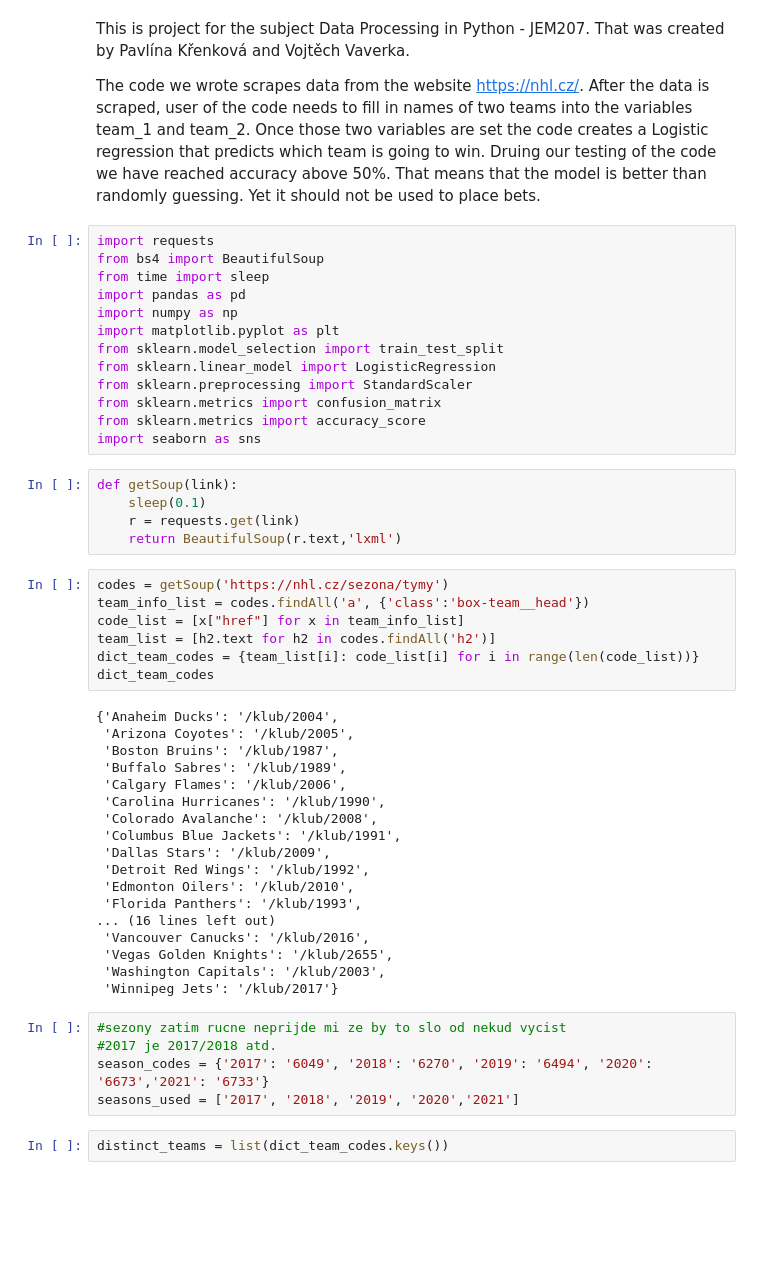
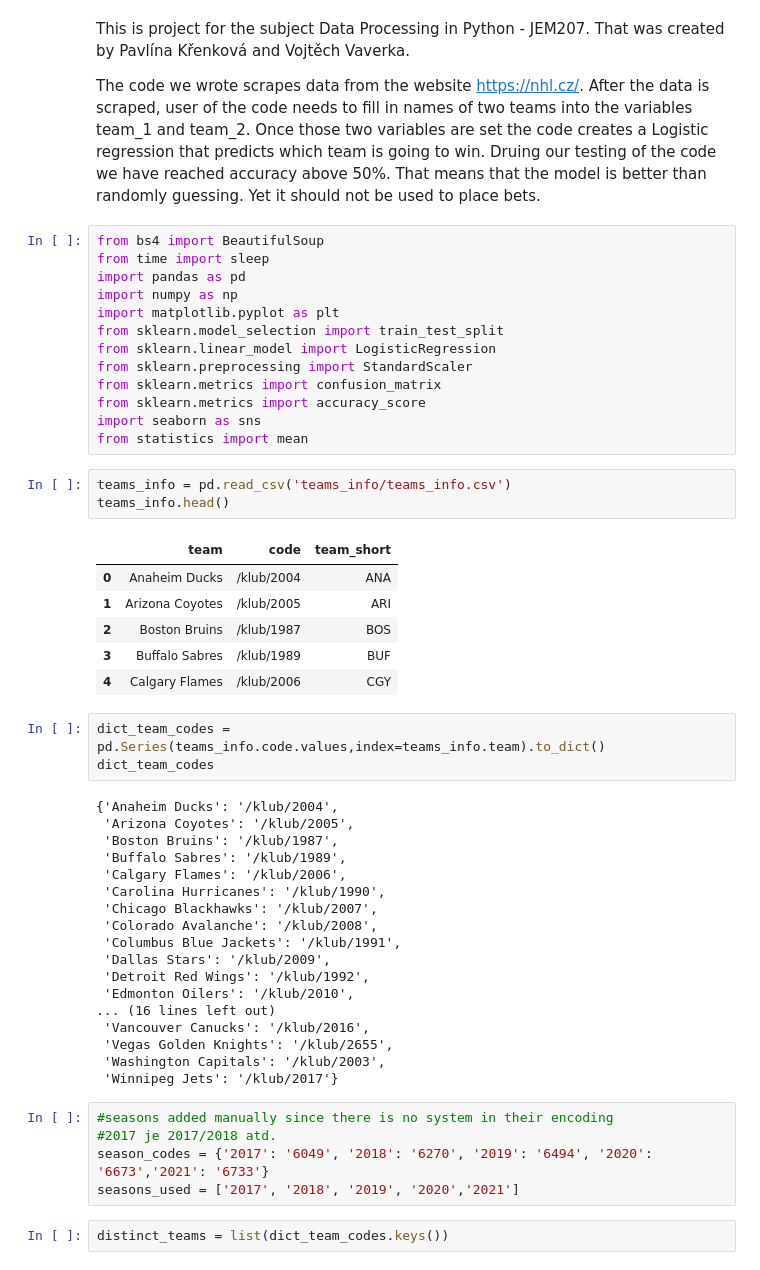
Before and after one commit to pajaKr/nhl_project, a Jupyter notebook: nhl_project.ipynb, the cells around one changed output. Cells and saved outputs as stored; diff of their text form; blank space fills up the shorter version.

```diff
--- a/nhl_project.ipynb
+++ b/nhl_project.ipynb
@@ -5,7 +5,6 @@ This is project for the subject Data Processing in Python - JEM207. That was cre
 
 The code we wrote scrapes data from the website https://nhl.cz/. After the data is scraped, user of the code needs to fill in names of two teams into the variables team_1 and team_2. Once those two variables are set the code creates a Logistic regression that predicts which team is going to win. Druing our testing of the code we have reached accuracy above 50%. That means that the model is better than randomly guessing. Yet it should not be used to place bets.
 # %%
-import requests
 from bs4 import BeautifulSoup
 from time import sleep
 import pandas as pd
@@ -17,38 +16,40 @@ from sklearn.preprocessing import StandardScaler
 from sklearn.metrics import confusion_matrix
 from sklearn.metrics import accuracy_score
 import seaborn as sns
+from statistics import mean
-# %%
-def getSoup(link):
-    sleep(0.1)
-    r = requests.get(link)
-    return BeautifulSoup(r.text,'lxml')
-# %%
-codes = getSoup('https://nhl.cz/sezona/tymy')
-team_info_list = codes.findAll('a', {'class':'box-team__head'})
-code_list = [x["href"] for x in team_info_list]
-team_list = [h2.text for h2 in codes.findAll('h2')]
-dict_team_codes = {team_list[i]: code_list[i] for i in range(len(code_list))}
-dict_team_codes
-# %% [output]
-{'Anaheim Ducks': '/klub/2004',
- 'Arizona Coyotes': '/klub/2005',
- 'Boston Bruins': '/klub/1987',
- 'Buffalo Sabres': '/klub/1989',
- 'Calgary Flames': '/klub/2006',
- 'Carolina Hurricanes': '/klub/1990',
- 'Colorado Avalanche': '/klub/2008',
- 'Columbus Blue Jackets': '/klub/1991',
- 'Dallas Stars': '/klub/2009',
- 'Detroit Red Wings': '/klub/1992',
- 'Edmonton Oilers': '/klub/2010',
- 'Florida Panthers': '/klub/1993',
-... (16 lines left out)
- 'Vancouver Canucks': '/klub/2016',
- 'Vegas Golden Knights': '/klub/2655',
- 'Washington Capitals': '/klub/2003',
- 'Winnipeg Jets': '/klub/2017'}
+# %%
+teams_info = pd.read_csv('teams_info/teams_info.csv')
+teams_info.head()
+# %% [output]
+|  | team | code | team_short |
+| 0 | Anaheim Ducks | /klub/2004 | ANA |
+| 1 | Arizona Coyotes | /klub/2005 | ARI |
+| 2 | Boston Bruins | /klub/1987 | BOS |
+| 3 | Buffalo Sabres | /klub/1989 | BUF |
+| 4 | Calgary Flames | /klub/2006 | CGY |
+# %%
+dict_team_codes = pd.Series(teams_info.code.values,index=teams_info.team).to_dict()
+dict_team_codes
+# %% [output]
+{'Anaheim Ducks': '/klub/2004',
+ 'Arizona Coyotes': '/klub/2005',
+ 'Boston Bruins': '/klub/1987',
+ 'Buffalo Sabres': '/klub/1989',
+ 'Calgary Flames': '/klub/2006',
+ 'Carolina Hurricanes': '/klub/1990',
+ 'Chicago Blackhawks': '/klub/2007',
+ 'Colorado Avalanche': '/klub/2008',
+ 'Columbus Blue Jackets': '/klub/1991',
+ 'Dallas Stars': '/klub/2009',
+ 'Detroit Red Wings': '/klub/1992',
+ 'Edmonton Oilers': '/klub/2010',
+... (16 lines left out)
+ 'Vancouver Canucks': '/klub/2016',
+ 'Vegas Golden Knights': '/klub/2655',
+ 'Washington Capitals': '/klub/2003',
+ 'Winnipeg Jets': '/klub/2017'}
 # %%
-#sezony zatim rucne neprijde mi ze by to slo od nekud vycist
+#seasons added manually since there is no system in their encoding
 #2017 je 2017/2018 atd.
 season_codes = {'2017': '6049', '2018': '6270', '2019': '6494', '2020': '6673','2021': '6733'}
 seasons_used = ['2017', '2018', '2019', '2020','2021']
```
Also changed, not shown: parts of 6 cells of this notebook, 3 other files.
